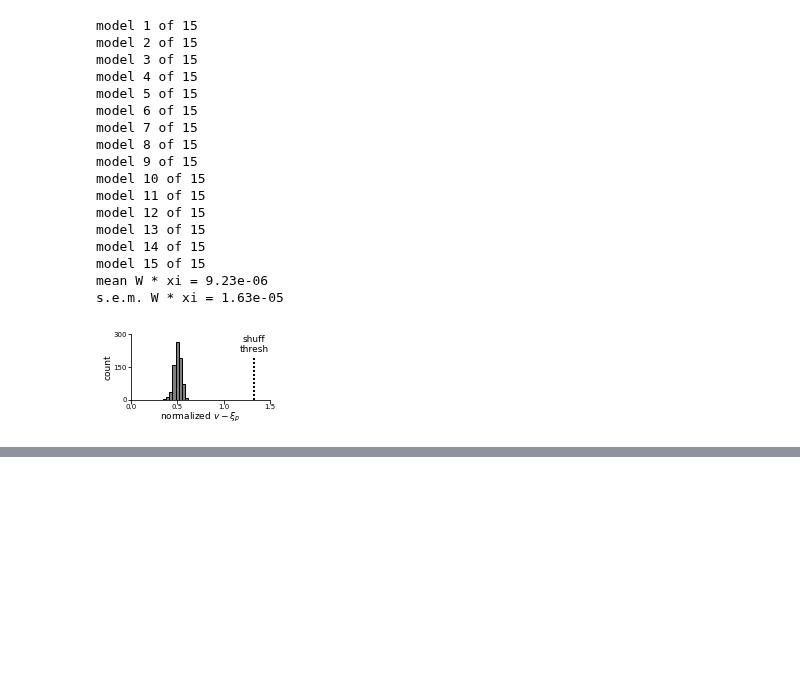
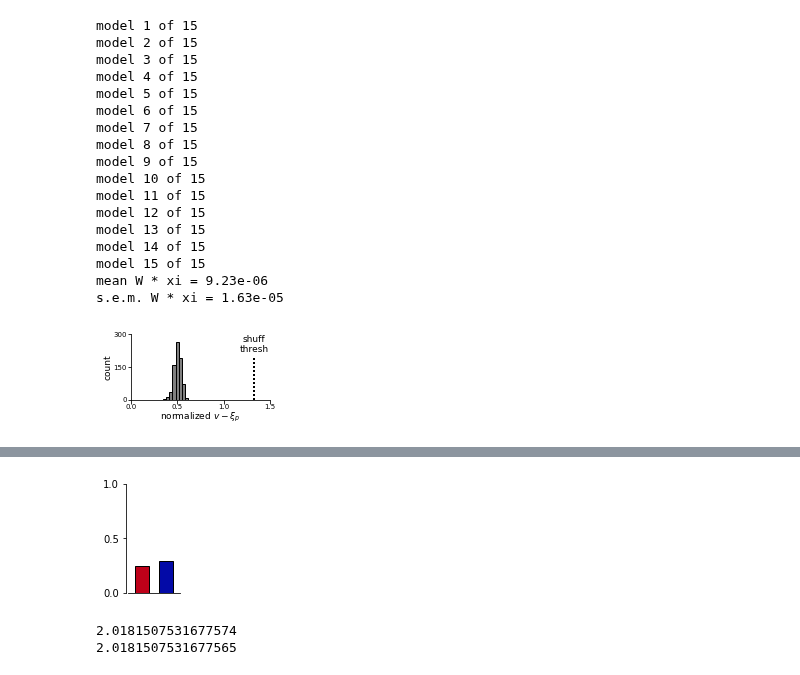
Before and after one commit to ahwillia/rnn_remapping_paper, a Jupyter notebook: fig2_1d2map_alignment/make_fig2_align.ipynb, the cells around one changed output, grey strips where cells are left out. Cells and saved outputs as stored; diff of their text form; code cells hidden in the pictures; blank space fills up the shorter version.

```diff
--- a/fig2_1d2map_alignment/make_fig2_align.ipynb
+++ b/fig2_1d2map_alignment/make_fig2_align.ipynb
@@ -93,0 +113,56 @@ plt.show()
+# %%
+# get the variance of the full network
+X_bar = X - np.mean(X, axis=0)
+pca = PCA().fit(X_bar)
+var = pca.explained_variance_
+total_var_full = np.sum(var)
+# %%
+# get the variance of the position subspaces
+pos_ring = rnn.compute_pos_ring(data_folder, model_ID)
+pos_bar = pos_ring - np.mean(pos_ring, axis=0)
+pca = PCA().fit(pos_bar)
+var = pca.explained_variance_
+total_var_pos = np.sum(var)
+# %%
+# get the relative variance
+rel_var = np.asarray([
+    total_var_remap / total_var_full,
+    total_var_pos / total_var_full
+])
+# %%
+# colors
+map_col = 'xkcd:scarlet'
+pos_col = 'xkcd:cobalt blue'
+
+# fig params
+f, ax = plt.subplots(1, 1, figsize=(1, 2))
+bar_colors = [map_col, pos_col]
+xcoords = [1, 2]
+
+# plot relative variance
+ylims = ax.get_ylim()
+ax.bar(xcoords, rel_var,
+       width=0.6, bottom=ylims[0],
+       color=bar_colors, alpha=1, edgecolor='k')
+
+# ticks and lims
+ax.set_xticks([])
+ax.set_yticks(np.arange(0, 1.2, 0.5))
+ax.spines['right'].set_visible(False)
+ax.spines['top'].set_visible(False)
+ax.spines['left'].set_bounds(0, 1)
+ax.spines['bottom'].set_bounds(xcoords[0] - 0.6,
+                                  xcoords[-1] + 0.6)
+ax.set_xlim([xcoords[0] - 0.7,
+                xcoords[-1] + 0.7])
+ax.set_ylim([0, 1])
+
+plt.show()
+# %% [output]
+[figure, added]
+# %%
+print(np.trace(pos_bar.T @ pos_bar) / 49)
+print(PCA().fit(pos_bar).explained_variance_.sum())
+# %% [output]
+2.0181507531677574
+2.0181507531677565
```
Also changed, not shown: parts of 6 cells of this notebook, 30 other files.
